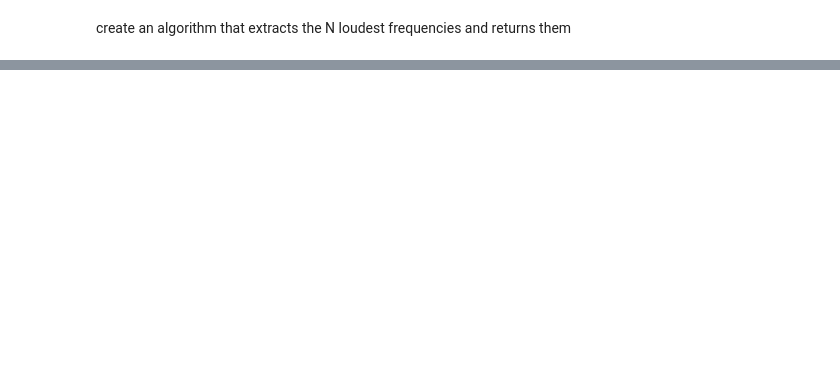
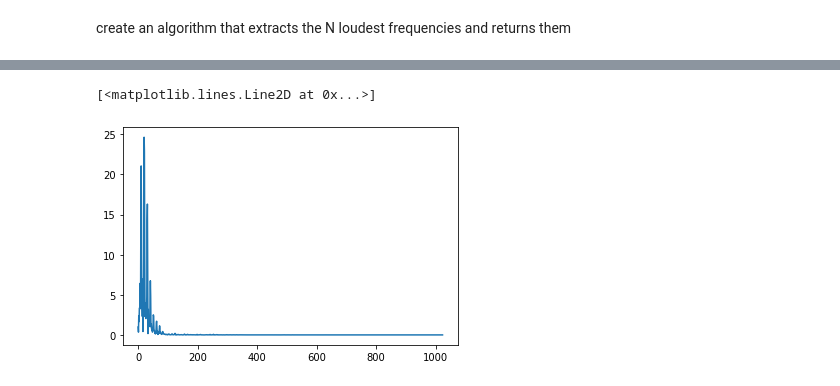
Before and after one commit to avesk/echo-synth, a Jupyter notebook: notebooks/FrequencyExtraction.ipynb, the cells around one changed output, grey strips where cells are left out. Saved outputs shown, nothing was run; the diff lists cells and outputs as text; code cells hidden in the pictures; blank space fills up the shorter version.

```diff
--- a/notebooks/FrequencyExtraction.ipynb
+++ b/notebooks/FrequencyExtraction.ipynb
@@ -28,0 +107,9 @@ create an algorithm that extracts the N loudest frequencies and returns them
+# %%
+D2 = np.abs(scipy.fft(y, 2048))
+D2 = D2[:len(D2)//2]
+# %%
+plt.figure()
+plt.plot(D2)
+# %% [output]
+[<matplotlib.lines.Line2D at 0x...>]
+[figure, added]
```
Also changed, not shown: parts of 14 cells of this notebook.
